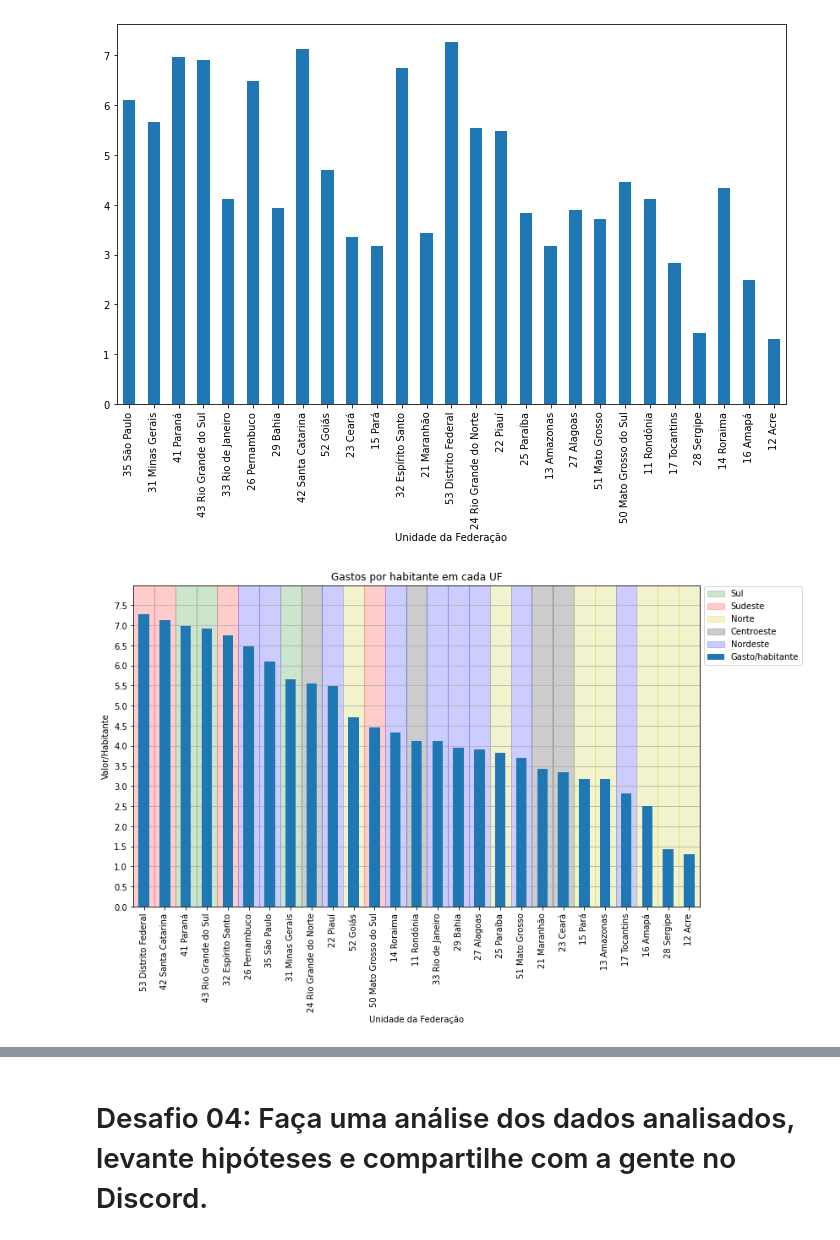
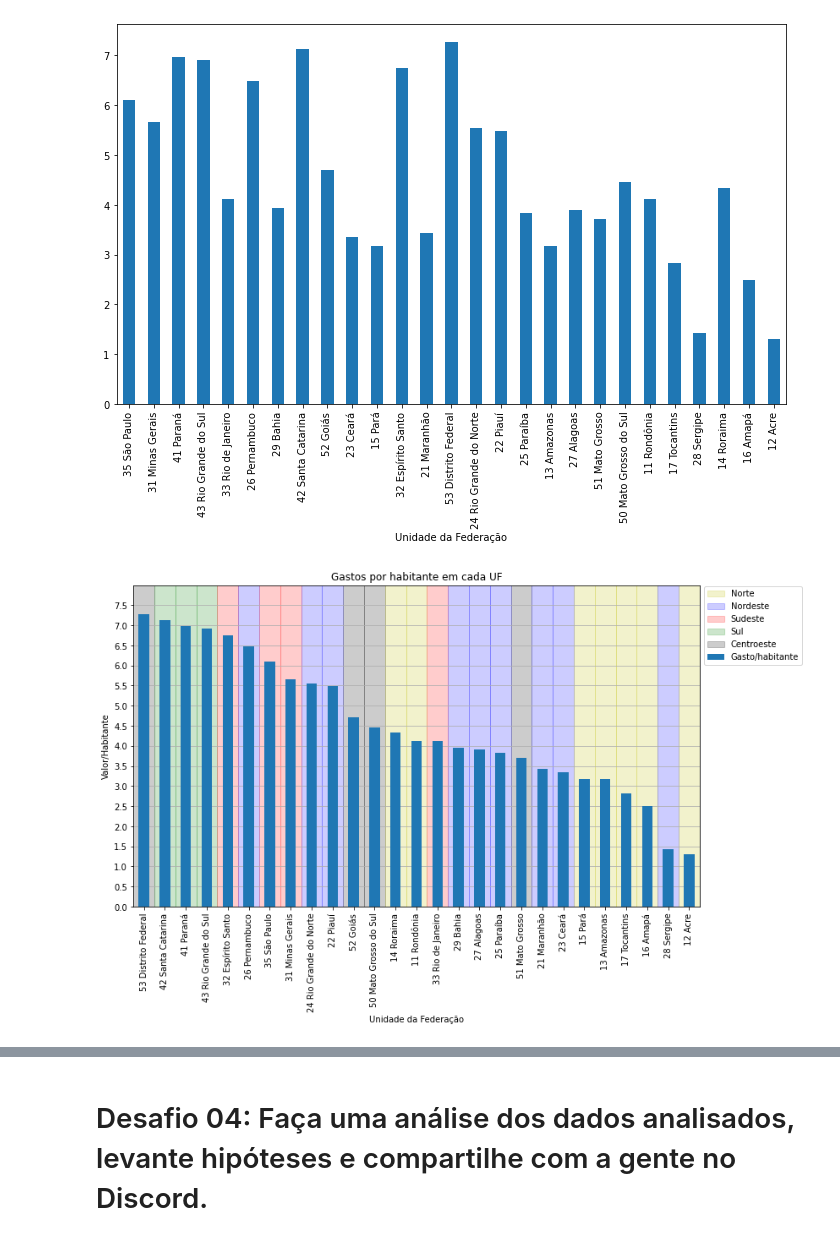
Before and after one commit to didi-a-p/BootcampDataScienceAlura, a Jupyter notebook: Analisando dados da saúde com Python e Pandas/Desafios em notebooks separados/Desafios_Aula_5_Pandas.ipynb, the cells around one changed output, grey strips where cells are left out. Saved outputs shown, nothing was run; the diff lists cells and outputs as text; code cells hidden in the pictures.

Commit message:
Correção das áreas coloridas

```diff
--- a/Analisando dados da saúde com Python e Pandas/Desafios em notebooks separados/Desafios_Aula_5_Pandas.ipynb
+++ b/Analisando dados da saúde com Python e Pandas/Desafios em notebooks separados/Desafios_Aula_5_Pandas.ipynb
@@ -231,34 +231,36 @@ gastos_pop['Gasto/habitante'].plot(kind='bar', figsize=(12,7))
 <matplotlib.axes._subplots.AxesSubplot at 0x...>
 [figure]
 # %%
-ax = gastos_pop['Gasto/habitante'].sort_values(ascending=False).plot(kind='bar',zorder=2, figsize=(12,7))
+gastos_pop_ordenado = gastos_pop['Gasto/habitante'].sort_values(ascending=False)
+
+ax = gastos_pop_ordenado.plot(kind='bar',zorder=2, figsize=(12,7))
 plt.ylim(0,8)
 plt.grid(b=True,
          which='major',
          axis='y',
          zorder=1)
 
-for e in range(len(gastos_pop.index)):
-  if gastos_pop.index[e][0] == '1':
+for e in range(len(gastos_pop_ordenado.index)):
+  if gastos_pop_ordenado.index[e][0] == '1':
     plt.axvspan(e-0.5, e+0.5, color='y', alpha=0.2,)
-  elif gastos_pop.index[e][0] == '2':
+  elif gastos_pop_ordenado.index[e][0] == '2':
     plt.axvspan(e-0.5, e+0.5, color='b', alpha=0.2,)
-  elif gastos_pop.index[e][0] == '3':
+  elif gastos_pop_ordenado.index[e][0] == '3':
     plt.axvspan(e-0.5, e+0.5, color='r', alpha=0.2,)
-  elif gastos_pop.index[e][0] == '4':
+  elif gastos_pop_ordenado.index[e][0] == '4':
     plt.axvspan(e-0.5, e+0.5, color='g', alpha=0.2,)
-  elif gastos_pop.index[e][0] == '5':
+  elif gastos_pop_ordenado.index[e][0] == '5':
     plt.axvspan(e-0.5, e+0.5, color='k', alpha=0.2,)
 
+plt.axvspan(0,0,0,0, color='y', label='Norte', alpha=0.2,)
+plt.axvspan(0,0,0,0, color='b', label='Nordeste', alpha=0.2,)
+plt.axvspan(0,0,0,0, color='r', label='Sudeste', alpha=0.2,)
 plt.axvspan(0,0,0,0, color='g', label='Sul', alpha=0.2,)
-plt.axvspan(0,0,0,0, color='r', label='Sudeste', alpha=0.2,)
-plt.axvspan(0,0,0,0, color='y', label='Norte', alpha=0.2,)
 plt.axvspan(0,0,0,0, color='k', label='Centroeste', alpha=0.2,)
-plt.axvspan(0,0,0,0, color='b', label='Nordeste', alpha=0.2,)
 plt.yticks(np.arange(0, 8, step=0.5))
 plt.ylabel('Valor/Habitante')
 plt.title('Gastos por habitante em cada UF')
 plt.legend(bbox_to_anchor=(1, 1.01))
 plt.show()
 # %% [output]
-[figure, old version]
+[figure, new version]
```
Also changed, not shown: parts of 8 cells of this notebook.
